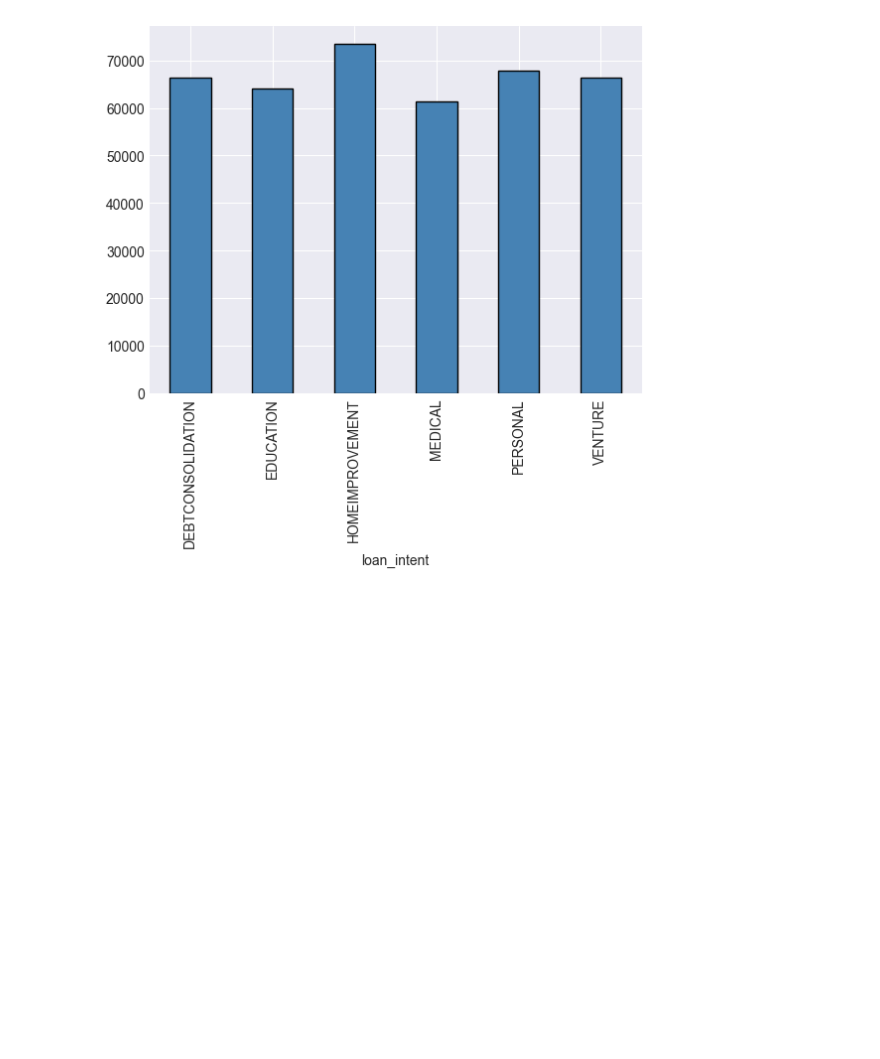
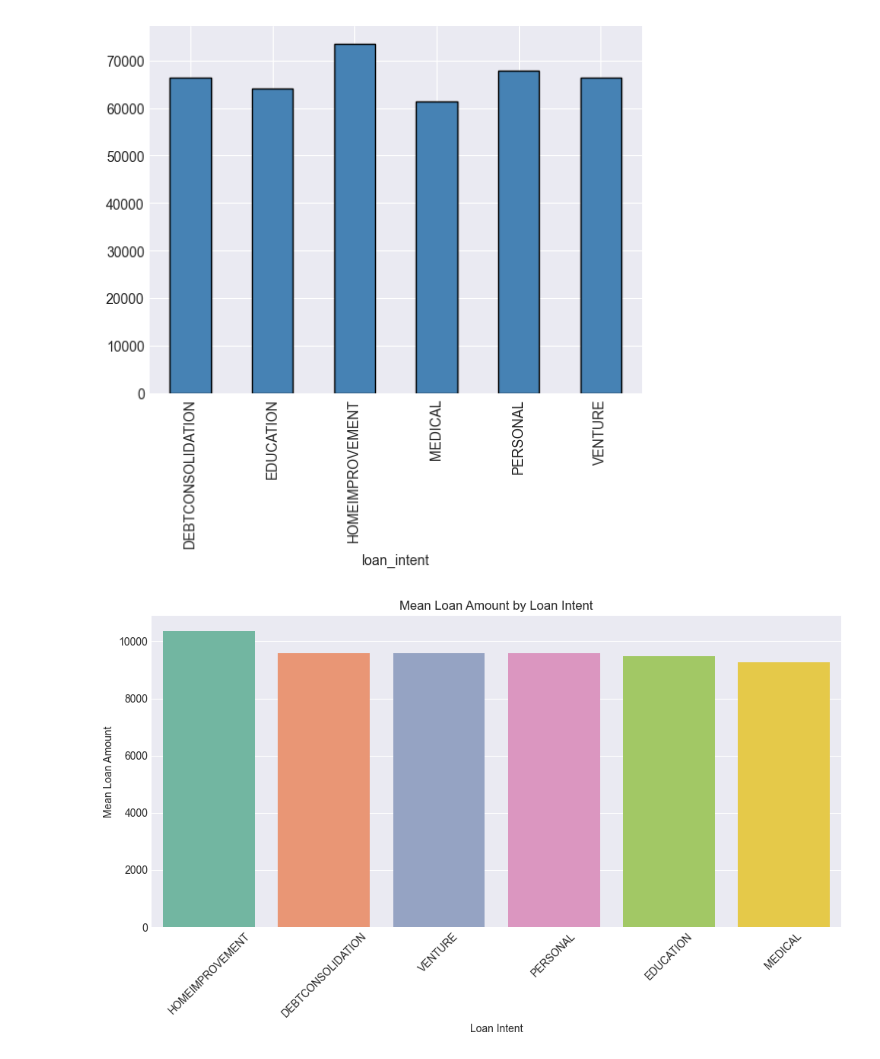
Before and after one commit to ajayn3300/Credit-Risk-Modelling, a Jupyter notebook: credit risk modelling.ipynb, the cells around one changed output. Drawn from its saved outputs; the diff is of its cells as text; code cells hidden in the pictures; blank space fills up the shorter version.

```diff
--- a/credit risk modelling.ipynb
+++ b/credit risk modelling.ipynb
@@ -366,3 +366,16 @@ df.groupby('loan_intent')['income'].mean().plot(kind='bar', color='steelblue', e
 # %% [output]
 <Axes: xlabel='loan_intent'>
 [figure]
+# %%
+# loan intent vs loan amount
+plt.figure(figsize=(10, 6))
+means = df.groupby('loan_intent')['loan_amount'].mean().sort_values(ascending=False)
+sns.barplot(x=means.index, y=means.values, palette='Set2')
+plt.title('Mean Loan Amount by Loan Intent')
+plt.xlabel('Loan Intent')
+plt.ylabel('Mean Loan Amount')
+plt.xticks(rotation=45)
+plt.tight_layout()
+plt.show()
+# %% [output]
+[figure, added]
```
Also changed, not shown: parts of 1 cell of this notebook.
